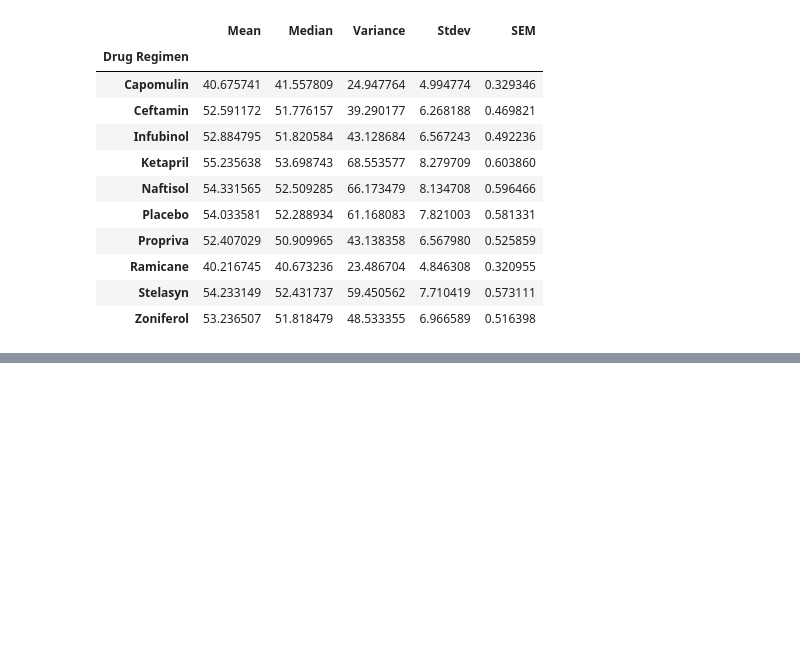
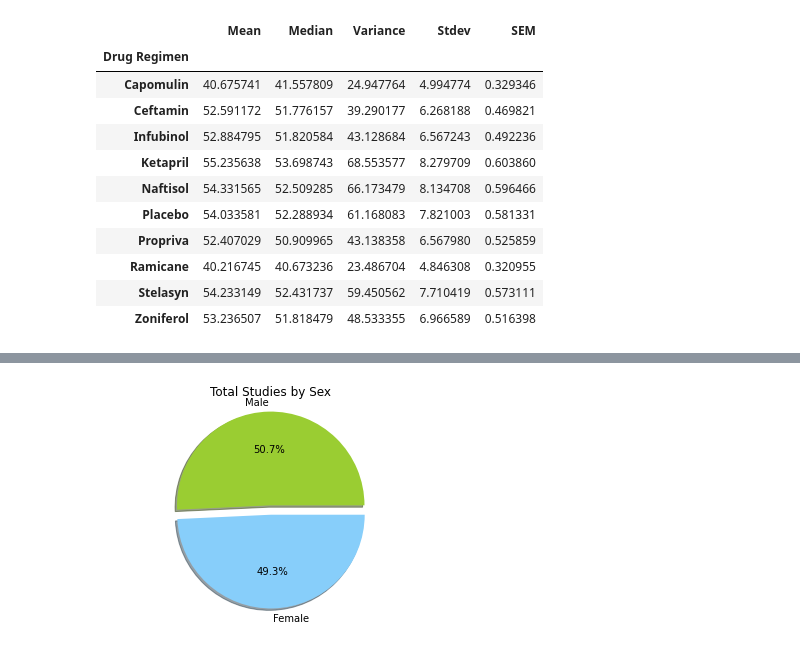
Before and after one commit to laurajimenezsano/matplotlib-challenge, a Jupyter notebook: Matplotlib Analysis.ipynb, the cells around one changed output, grey strips where cells are left out. Cells and saved outputs as stored; diff of their text form; code cells hidden in the pictures; blank space fills up the shorter version.

```diff
--- a/Matplotlib Analysis.ipynb
+++ b/Matplotlib Analysis.ipynb
@@ -91,0 +156,17 @@ mouse_regimen_summary
+# %%
+# Matplotlib: Distribution of Male vs Female in the study (Table & Graph)
+mouse_gender_df = mouse_gender_df.reset_index()
+
+labels = mouse_gender_df['Sex']
+sizes = mouse_gender_df['Total Studies']
+colors = ['yellowgreen', 'lightskyblue']
+explode = (0.1, 0)
+
+plt.title("Total Studies by Sex")
+plt.pie(sizes, explode=explode, labels=labels, colors=colors,
+autopct='%1.1f%%', shadow=True)
+
+plt.axis('equal')
+plt.show()
+# %% [output]
+[figure, added]
```
Also changed, not shown: parts of 14 cells of this notebook.
